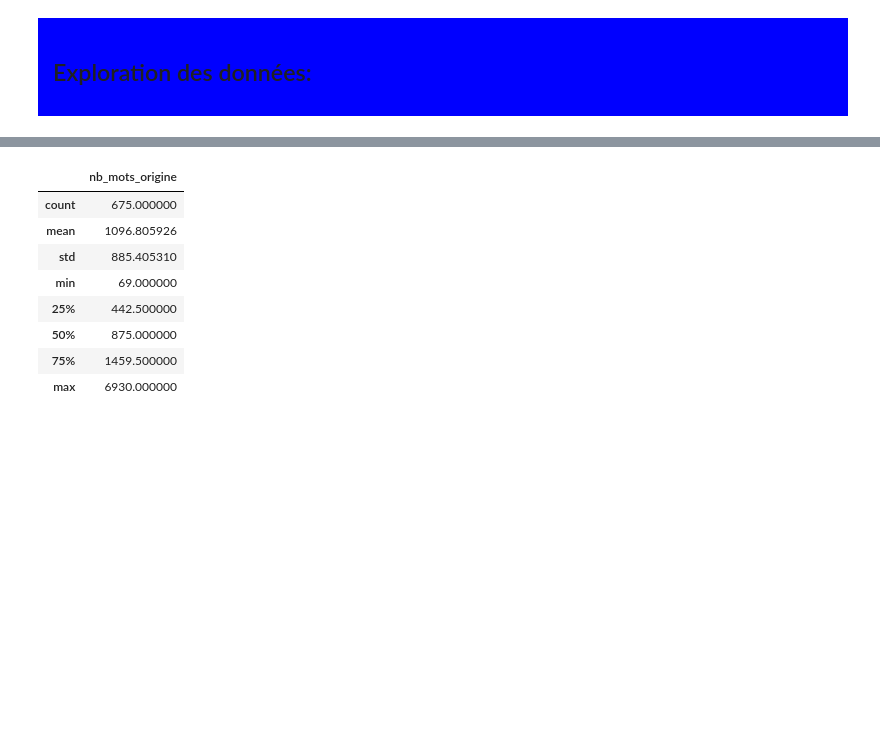
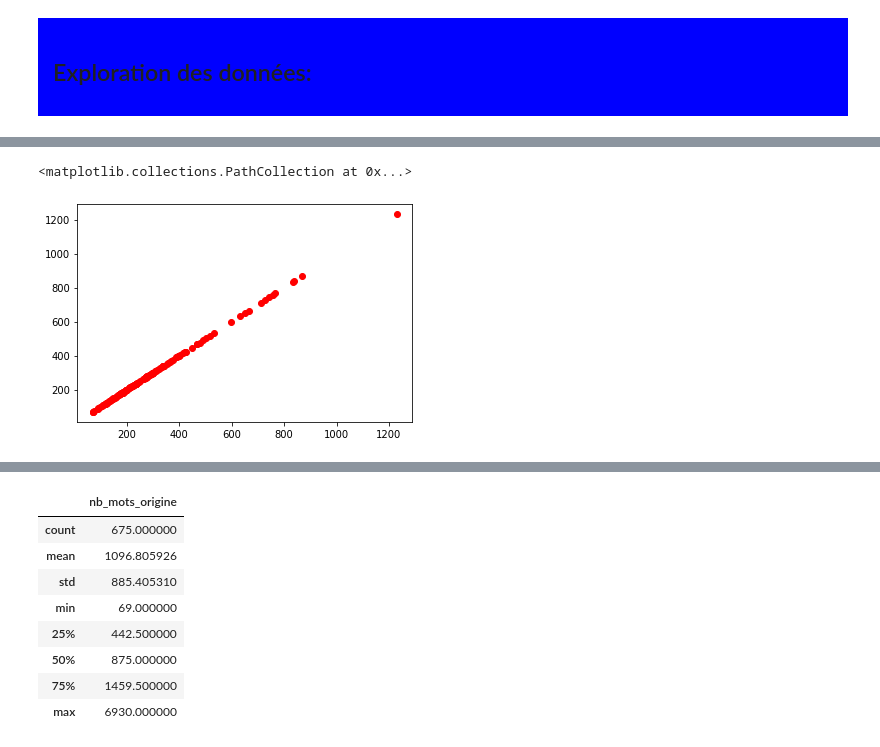
Before and after one commit to aurao22/ema_lannuontimes, a Jupyter notebook: news_paper_nlp_pre_processing.ipynb, the cells around one changed output, grey strips where cells are left out. Drawn from its saved outputs; the diff is of its cells as text; code cells hidden in the pictures; blank space fills up the shorter version.

```diff
--- a/news_paper_nlp_pre_processing.ipynb
+++ b/news_paper_nlp_pre_processing.ipynb
@@ -72,0 +143,5 @@ group
+# %%
+plt.scatter(df_treg[['nb_mots_origine']], df_treg[['nb_mots_origine']], c="red")
+# %% [output]
+<matplotlib.collections.PathCollection at 0x...>
+[figure, added]
```
Also changed, not shown: parts of 14 cells of this notebook.
